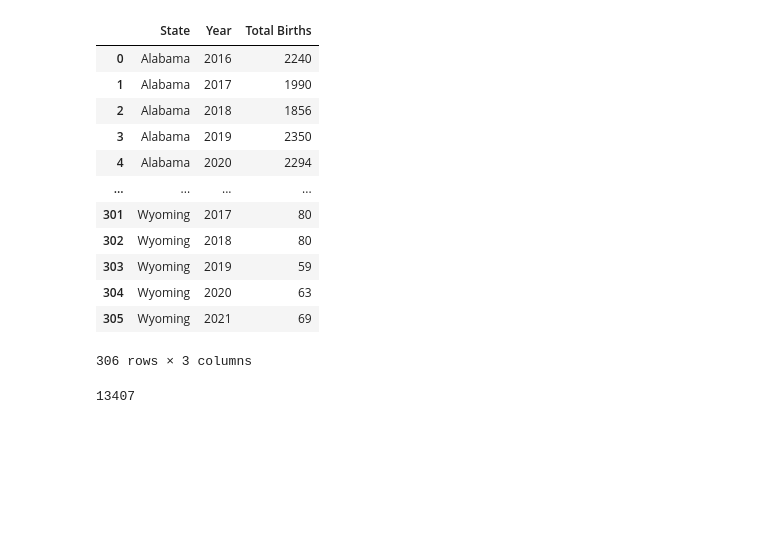
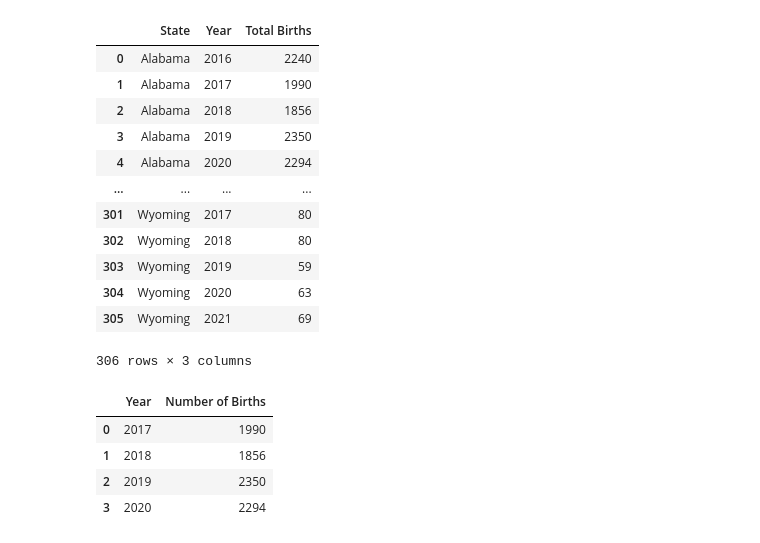
Before and after one commit to avt1993/US-Births-2016-2021, a Jupyter notebook: US_Births_Data_Cleaning.ipynb, the cells around one changed output. Drawn from its saved outputs; the diff is of its cells as text; code cells hidden in the pictures; blank space fills up the shorter version.

```diff
--- a/US_Births_Data_Cleaning.ipynb
+++ b/US_Births_Data_Cleaning.ipynb
@@ -47,8 +52,15 @@ new_df
 | 304 | Wyoming | 2020 | 63 |
 | 305 | Wyoming | 2021 | 69 |
 306 rows × 3 columns
-# %%
-total_births = filtered_df['Number of Births'].sum()
-total_births
-# %% [output]
-13407
+# %%
+state_condition = us_births['State'] == 'Alabama'
+year_condition = us_births['Year'].between(2017, 2020)
+ed_condition = us_births['Education Level of Mother'] == '8th grade or less'
+filter_df = us_births[state_condition & year_condition & ed_condition].groupby('Year')['Number of Births'].sum().reset_index()
+filter_df
+# %% [output]
+|  | Year | Number of Births |
+| 0 | 2017 | 1990 |
+| 1 | 2018 | 1856 |
+| 2 | 2019 | 2350 |
+| 3 | 2020 | 2294 |
```
Also changed, not shown: parts of 3 cells of this notebook, 2 other files.
